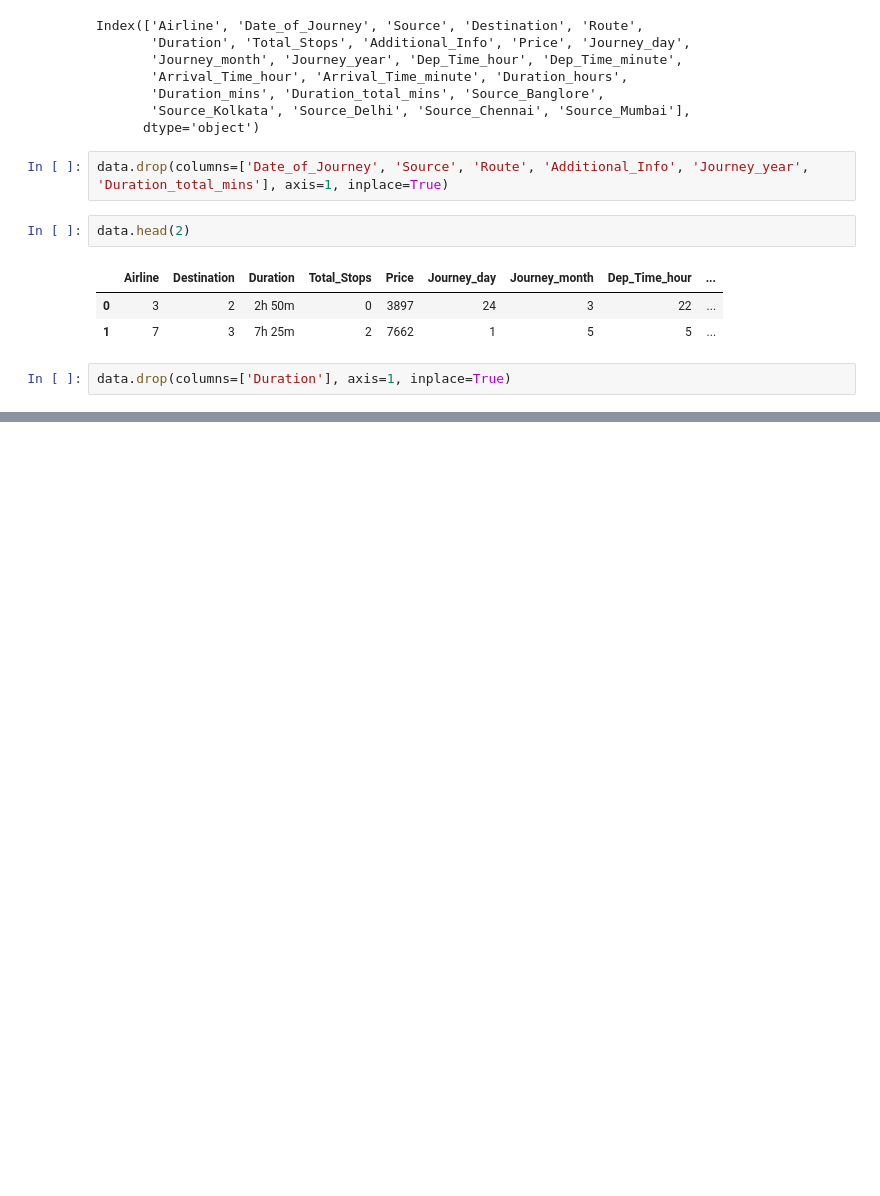
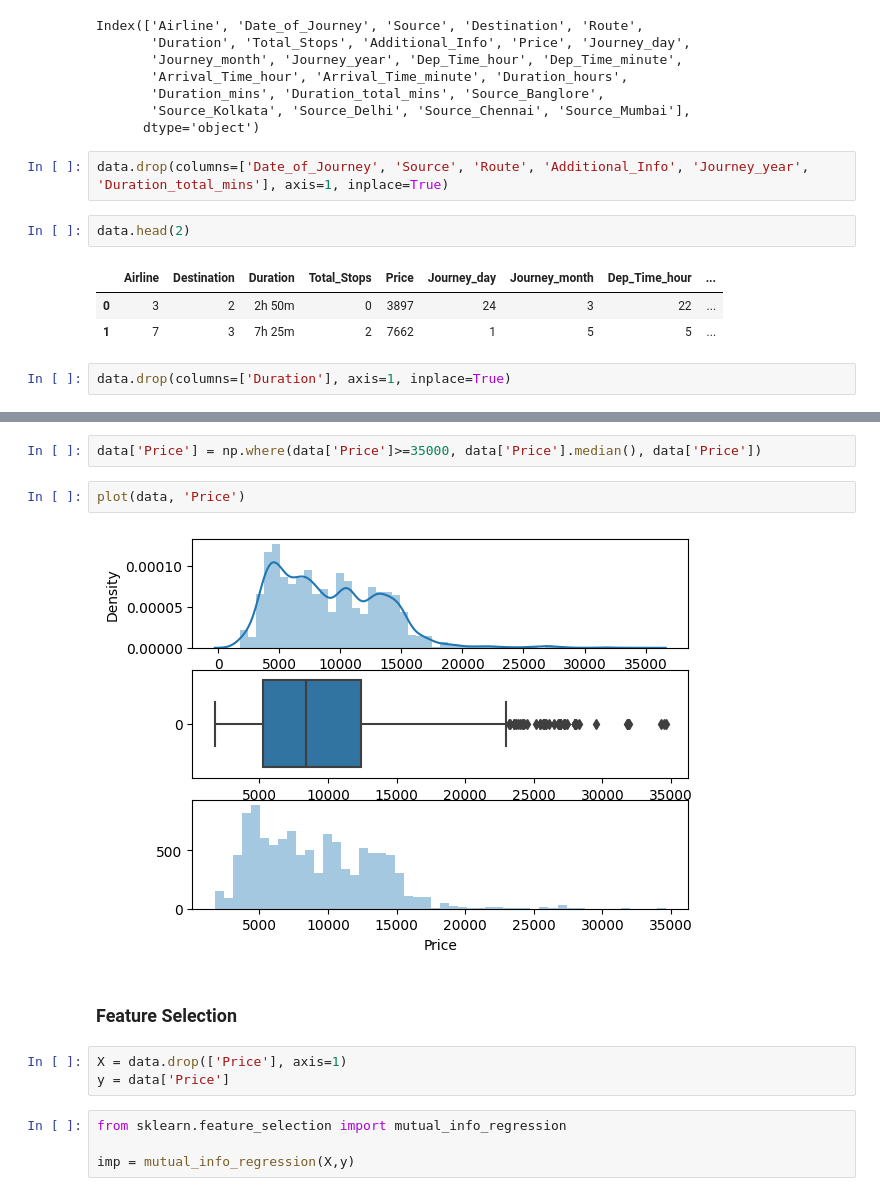
Before and after one commit to girdharik/Data-ML, a Jupyter notebook: Projects/Airlines-Tickets-Fare-Prediction/fare_prediction.ipynb, the cells around one changed output, grey strips where cells are left out. Drawn from its saved outputs; the diff is of its cells as text; blank space fills up the shorter version.

```diff
--- a/Projects/Airlines-Tickets-Fare-Prediction/fare_prediction.ipynb
+++ b/Projects/Airlines-Tickets-Fare-Prediction/fare_prediction.ipynb
@@ -690,0 +738,15 @@ dat
+# %%
+data['Price'] = np.where(data['Price']>=35000, data['Price'].median(), data['Price'])
+# %%
+plot(data, 'Price')
+# %% [output]
+[figure, added]
+# %% [markdown]
+### Feature Selection
+# %%
+X = data.drop(['Price'], axis=1)
+y = data['Price']
+# %%
+from sklearn.feature_selection import mutual_info_regression
+
+imp = mutual_info_regression(X,y)
```
Also changed, not shown: parts of 19 cells of this notebook.
